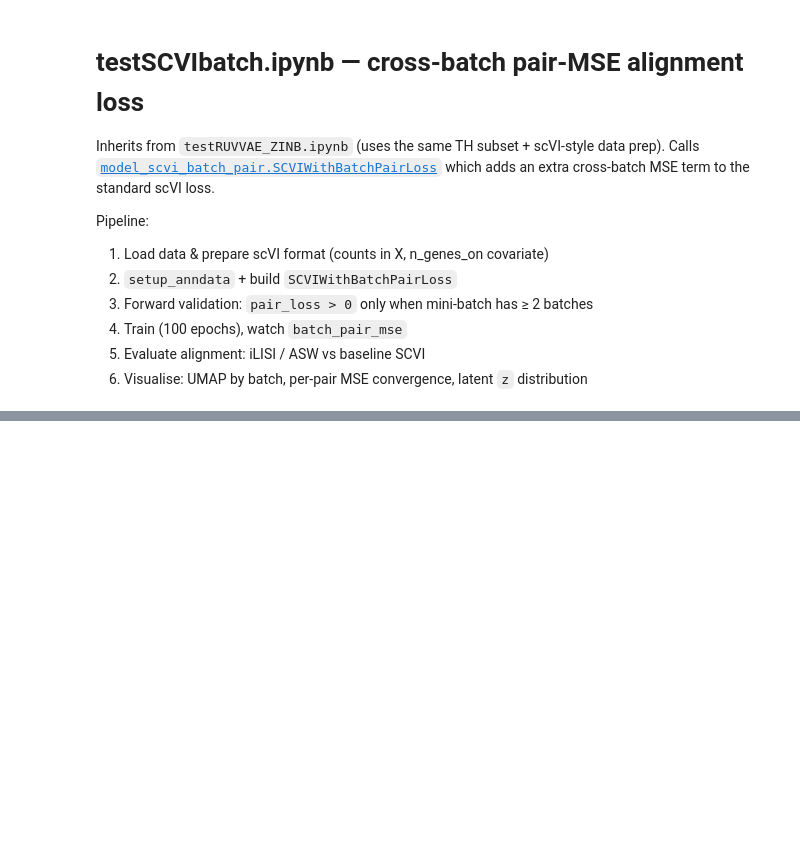
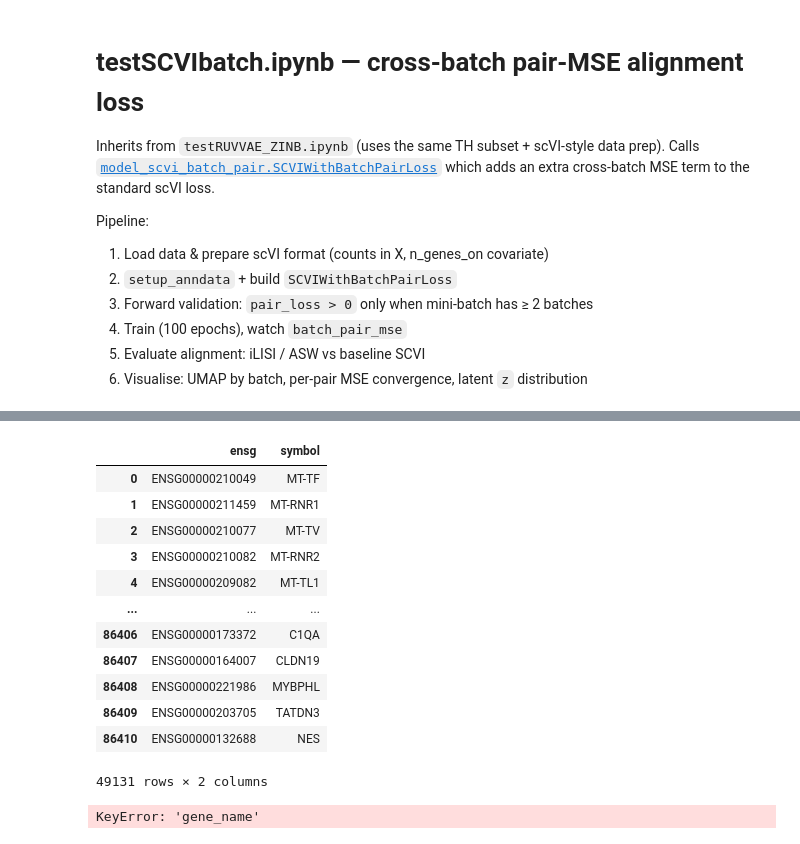
Before and after one commit to juychen/RUVDEG, a Jupyter notebook: postanalysis.ipynb, the cells around one changed output, grey strips where cells are left out. Drawn from its saved outputs; the diff is of its cells as text; code cells hidden in the pictures; blank space fills up the shorter version.

```diff
--- a/postanalysis.ipynb
+++ b/postanalysis.ipynb
@@ -136,0 +101,35 @@ adata.layers["scvi_show"] = layer_val
+# %%
+import os, pandas as pd
+
+ENSG2SYM_PATH = "/home/junyichen/code/RUVAEDEG/ensg2sym_human.parquet"
+
+if os.path.exists(ENSG2SYM_PATH):
+    df_map = pd.read_parquet(ENSG2SYM_PATH)
+else:
+    # ----- 一次性下载 (≈ 2 MB,~5-10 秒,之后不联网) -----
+    import pybiomart as pbm
+    ds = pbm.Dataset(name="hsapiens_gene_ensembl",host="http://www.ensembl.org")
+    df_map = ds.query(attributes=["ensembl_gene_id", "external_gene_name"])
+    df_map.columns = ["ensg", "symbol"]
+    df_map = df_map.dropna(subset=["symbol"]).drop_duplicates("ensg")
+    #df_map.to_parquet(ENSG2SYM_PATH)
+# %%
+df_map
+# %% [output]
+|  | ensg | symbol |
+| 0 | ENSG00000210049 | MT-TF |
+| 1 | ENSG00000211459 | MT-RNR1 |
+| 2 | ENSG00000210077 | MT-TV |
+| 3 | ENSG00000210082 | MT-RNR2 |
+| 4 | ENSG00000209082 | MT-TL1 |
+| ... | ... | ... |
+| 86406 | ENSG00000173372 | C1QA |
+| 86407 | ENSG00000164007 | CLDN19 |
+| 86408 | ENSG00000221986 | MYBPHL |
+| 86409 | ENSG00000203705 | TATDN3 |
+| 86410 | ENSG00000132688 | NES |
+49131 rows × 2 columns
+# %%
+adata.var['gene_name']
+# %% [output]
+KeyError: 'gene_name'
```
Also changed, not shown: parts of 35 cells of this notebook, 3 other files.
